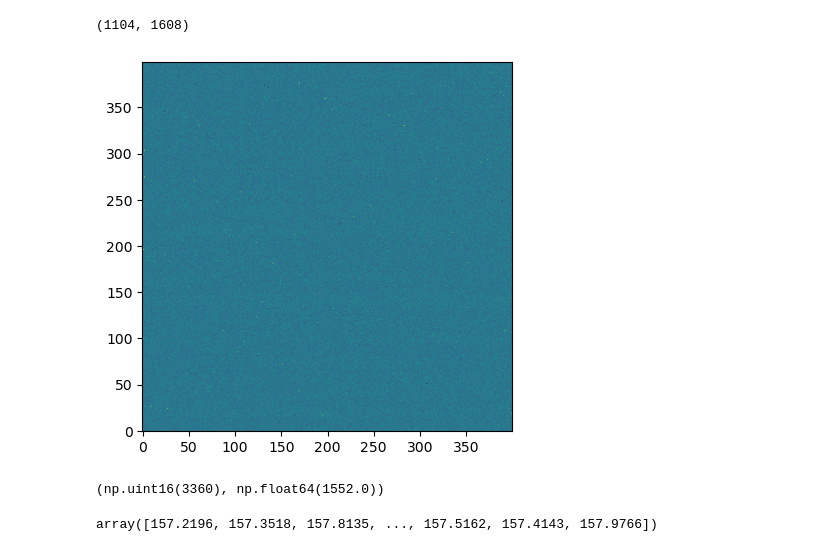
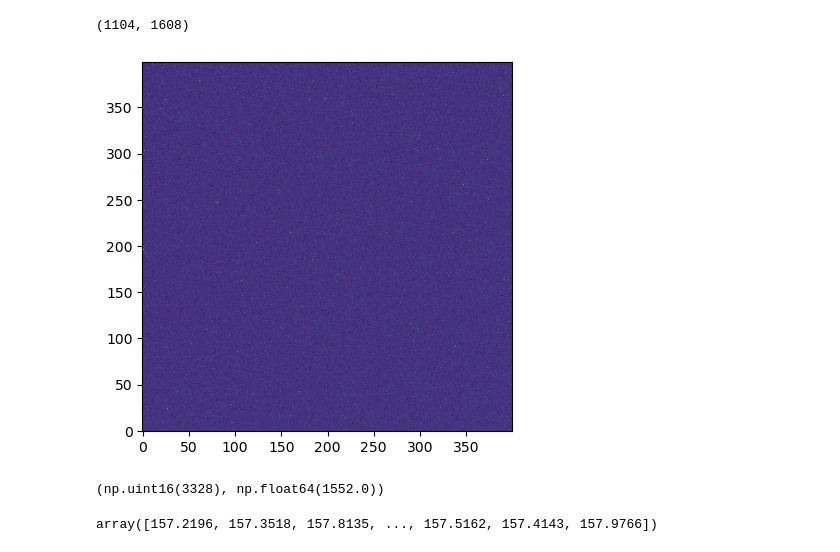
Before and after one commit to tepickering/timdimm_tng, a Jupyter notebook: notebooks/dimm_dev.ipynb, the cells around one changed output. Cells and saved outputs as stored; diff of their text form; code cells hidden in the pictures.

```diff
--- a/notebooks/dimm_dev.ipynb
+++ b/notebooks/dimm_dev.ipynb
@@ -133,14 +133,14 @@ aperture_data['data'][0].shape
 (1104, 1608)
 # %%
 fig, ax = plt.subplots()
-idx = 10
-#ax.imshow(np.mean(d["data"][1005:1006], axis=0), origin="lower")
-ax.imshow(d["data"][idx], origin="lower")
+idx = 1000
+ax.imshow(np.mean(d["data"][100:1060], axis=0), origin="lower")
+#ax.imshow(d["data"][idx], origin="lower")
 plt.show()
 d["data"][idx].max(), np.median(d["data"][idx])
 # %% [output]
-[figure, old version]
+[figure, new version]
-(np.uint16(3360), np.float64(1552.0))
+(np.uint16(3328), np.float64(1552.0))
 # %%
 np.mean(d["data"], axis=(1,2))
 # %% [output]
```
Also changed, not shown: parts of 2 cells of this notebook, 1 other file.
